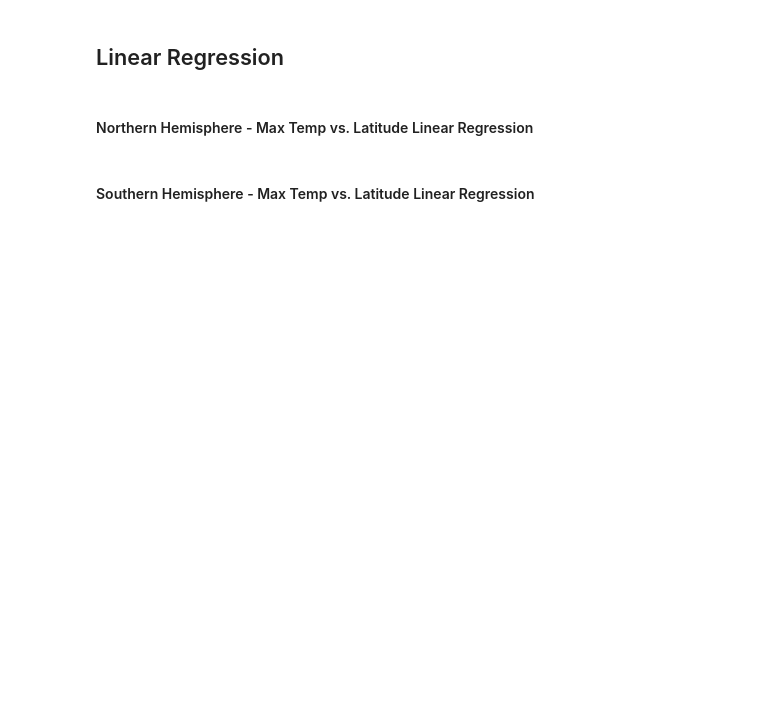
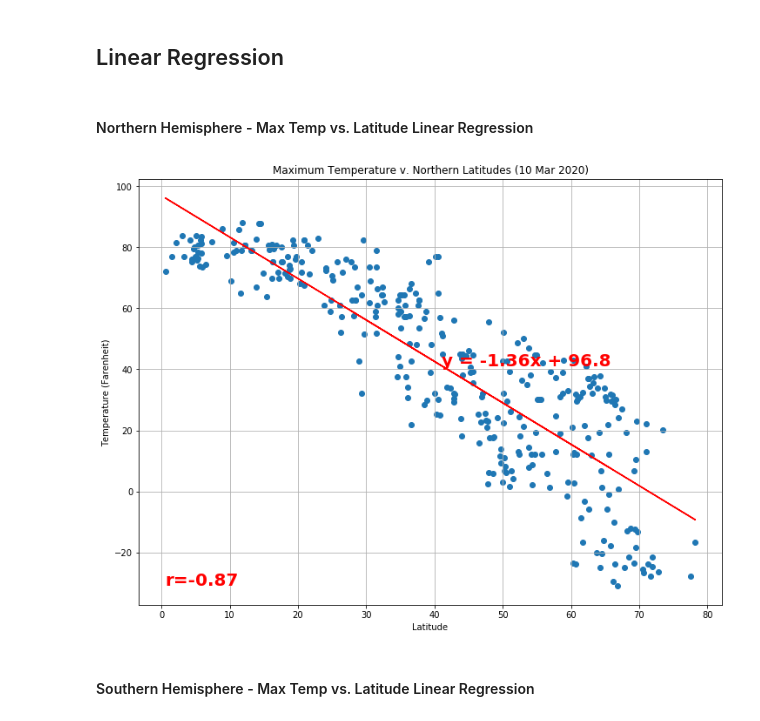
Before and after one commit to NormanGwinn/python-api-challenge, a Jupyter notebook: WeatherPy/WeatherPy.ipynb, the cells around one changed output. Saved outputs shown, nothing was run; the diff lists cells and outputs as text; code cells hidden in the pictures; blank space fills up the shorter version.

```diff
--- a/WeatherPy/WeatherPy.ipynb
+++ b/WeatherPy/WeatherPy.ipynb
@@ -177,2 +191,35 @@ plt.close(fig)
+# %%
+# OPTIONAL: Create a function to create Linear Regression plots
+# Add the linear regression equation and line to plot
+def plot_metric_with_linear_regression(figure_number, x_series, y_series, x_label, y_label, title):
+    fig = plt.figure(figure_number, figsize=[12, 9])
+    plt.scatter(x_series,y_series)
+    (slope, intercept, rvalue, pvalue, stderr) = linregress(x_series, y_series)
+    regress_values = x_series * slope + intercept
+    plt.plot(x_series,regress_values,"r-")
+    annotate_x = x_series.mean()
+    annotate_y = annotate_x * slope + intercept
+    line_eq = "y = " + str(round(slope,2)) + "x + " + str(round(intercept,2))
+    plt.annotate(line_eq,(annotate_x,annotate_y),color="red",fontsize=20,fontweight="bold")
+    plt.annotate(f"r={rvalue:.2f}",(x_series.min(),y_series.min()),color="red",fontsize=20,fontweight="bold")
+    plt.grid()
+    plt.xlabel(x_label)
+    plt.ylabel(y_label)
+    plt.title(title)
+    plt.savefig(f"output_data/Figure{figure_number}.png")
+    plt.show()
+    return fig
+# %%
+# Create Northern and Southern Hemisphere DataFrames
+city_weather_north = city_weather[city_weather["Lat"] >= 0]
+city_weather_south = city_weather[city_weather["Lat"] < 0].copy()
+# Flip the negative sign of the southern latitudes, to indicate distance away from the equator
+city_weather_south["Lat"] *= -1
 # %% [markdown]
 ####  Northern Hemisphere - Max Temp vs. Latitude Linear Regression
+# %%
+fig = plot_metric_with_linear_regression(5, city_weather_north["Lat"], city_weather_north["Max_Temp"],
+                                         "Latitude", "Temperature (Farenheit)",
+                                         f"Maximum Temperature v. Northern Latitudes ({weather_date})")
+# %% [output]
+[figure, added]
```
Also changed, not shown: parts of 28 cells of this notebook.
